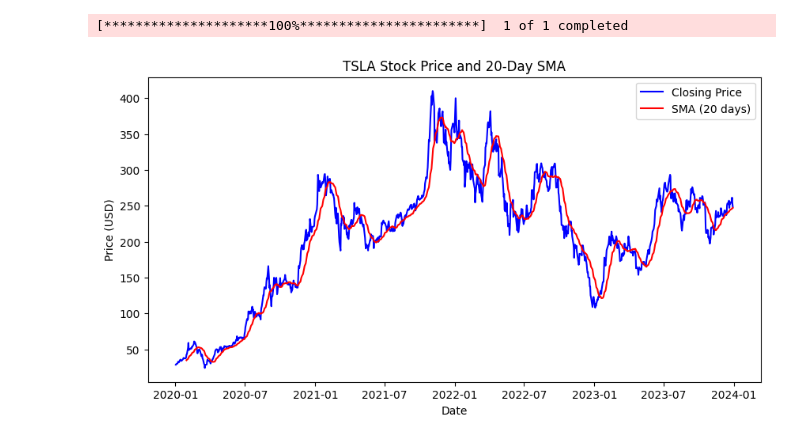
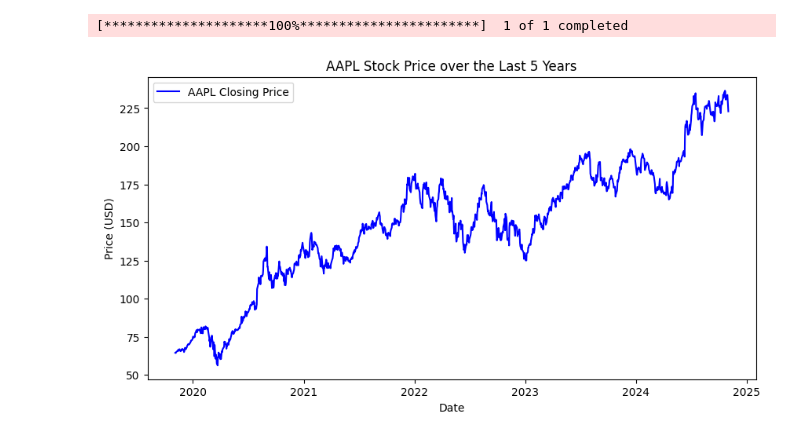
Before and after one commit to mdiprima1/LearnTestInvest, a Jupyter notebook: FirstNotebookTest.ipynb, the cells around one changed output. Drawn from its saved outputs; the diff is of its cells as text; code cells hidden in the pictures.

```diff
--- a/FirstNotebookTest.ipynb
+++ b/FirstNotebookTest.ipynb
@@ -3,43 +3,32 @@
 # %%
 # Import necessary libraries
 import yfinance as yf
 import matplotlib.pyplot as plt
+from datetime import datetime, timedelta
 
-# Step 1: Define the stock ticker and the start and end dates for data retrieval
-ticker = "TSLA"               # Define the stock symbol (Tesla in this case)
-start_date = "2020-01-01"     # Define the start date for the data (YYYY-MM-DD format)
-end_date = "2024-01-01"       # Define the end date for the data (YYYY-MM-DD format)
+# Step 1: Define the stock ticker and the number of years for data retrieval
+ticker = "AAPL"  # Replace with any ticker you want, e.g., "AAPL" for Apple
+years = 5        # Define the number of years to look back
 
-# Step 2: Download the stock data using yfinance
-# The data will include open, high, low, close, volume, and adjusted close prices
+# Step 2: Calculate the start date based on the number of years
+end_date = datetime.today()
+start_date = end_date - timedelta(days=years * 365)  # Approximate years in days
+
+# Step 3: Download the stock data using yfinance
 data = yf.download(ticker, start=start_date, end=end_date)
 
-# Step 3: Define the SMA period
-sma_period = 20               # Define the period for the Simple Moving Average (e.g., 20 days)
-
-# Step 4: Calculate the SMA and add it as a new column in the data
-# The rolling() function calculates the rolling mean for the specified window (sma_period)
-data['SMA'] = data['Close'].rolling(window=sma_period).mean()
-
-# Step 5: Plot the stock's closing price and SMA
+# Step 4: Plot the stock's closing price
 plt.figure(figsize=(10, 5))  # Set the figure size for better visualization
-
-# Plot the closing price
-plt.plot(data['Close'], label="Closing Price", color="blue")
-
-# Plot the SMA
-plt.plot(data['SMA'], label=f"SMA ({sma_period} days)", color="red")
+plt.plot(data['Close'], label=f"{ticker} Closing Price", color="blue")
 
 # Add titles and labels for clarity
-plt.title(f"{ticker} Stock Price and {sma_period}-Day SMA")
+plt.title(f"{ticker} Stock Price over the Last {years} Years")
 plt.xlabel("Date")
 plt.ylabel("Price (USD)")
 
-# Show the legend to distinguish between closing price and SMA
+# Show the plot
 plt.legend()
-
-# Display the plot
 plt.show()
 # %% [output]
 [*********************100%***********************]  1 of 1 completed
-[figure, old version]
+[figure, new version]
```
